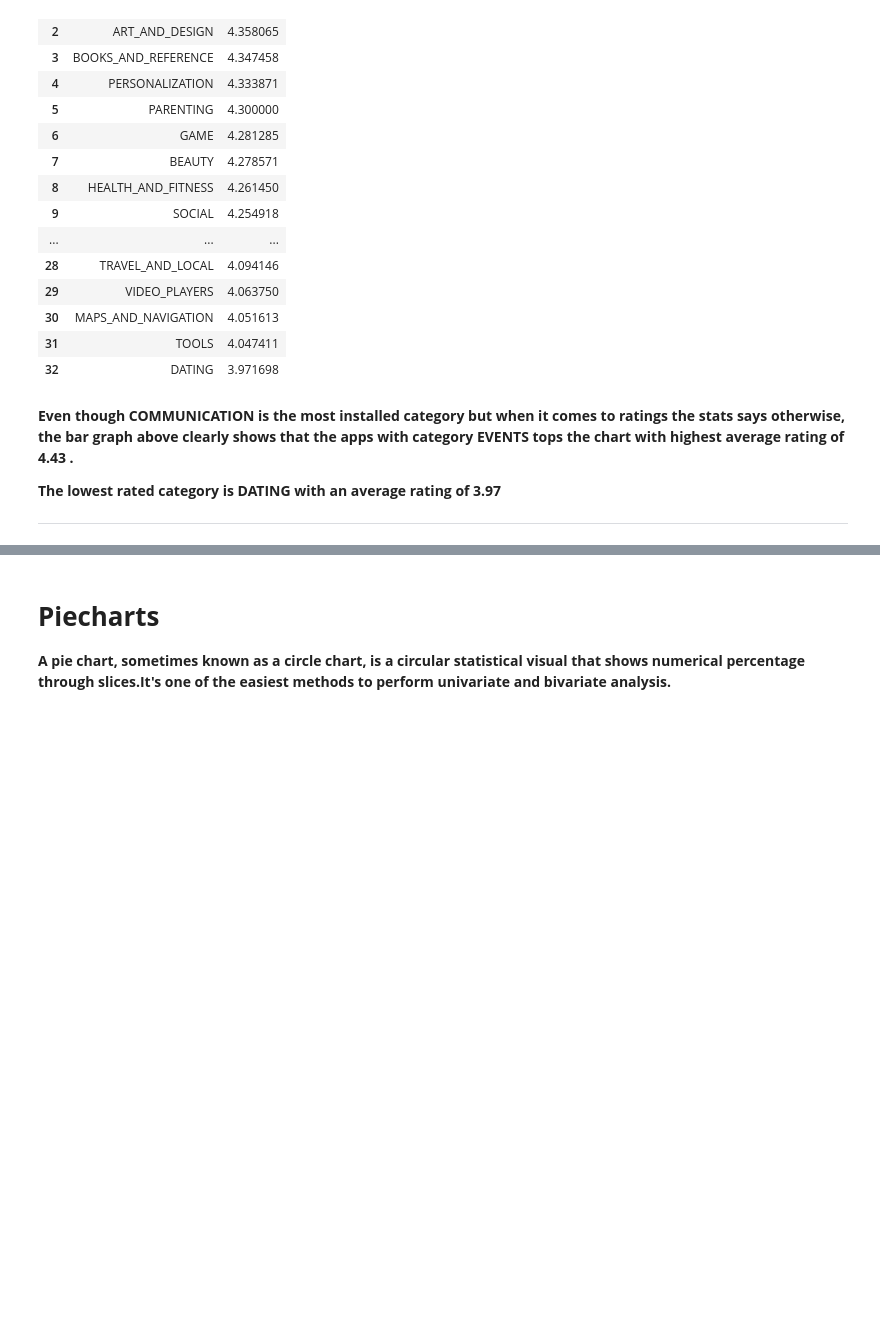
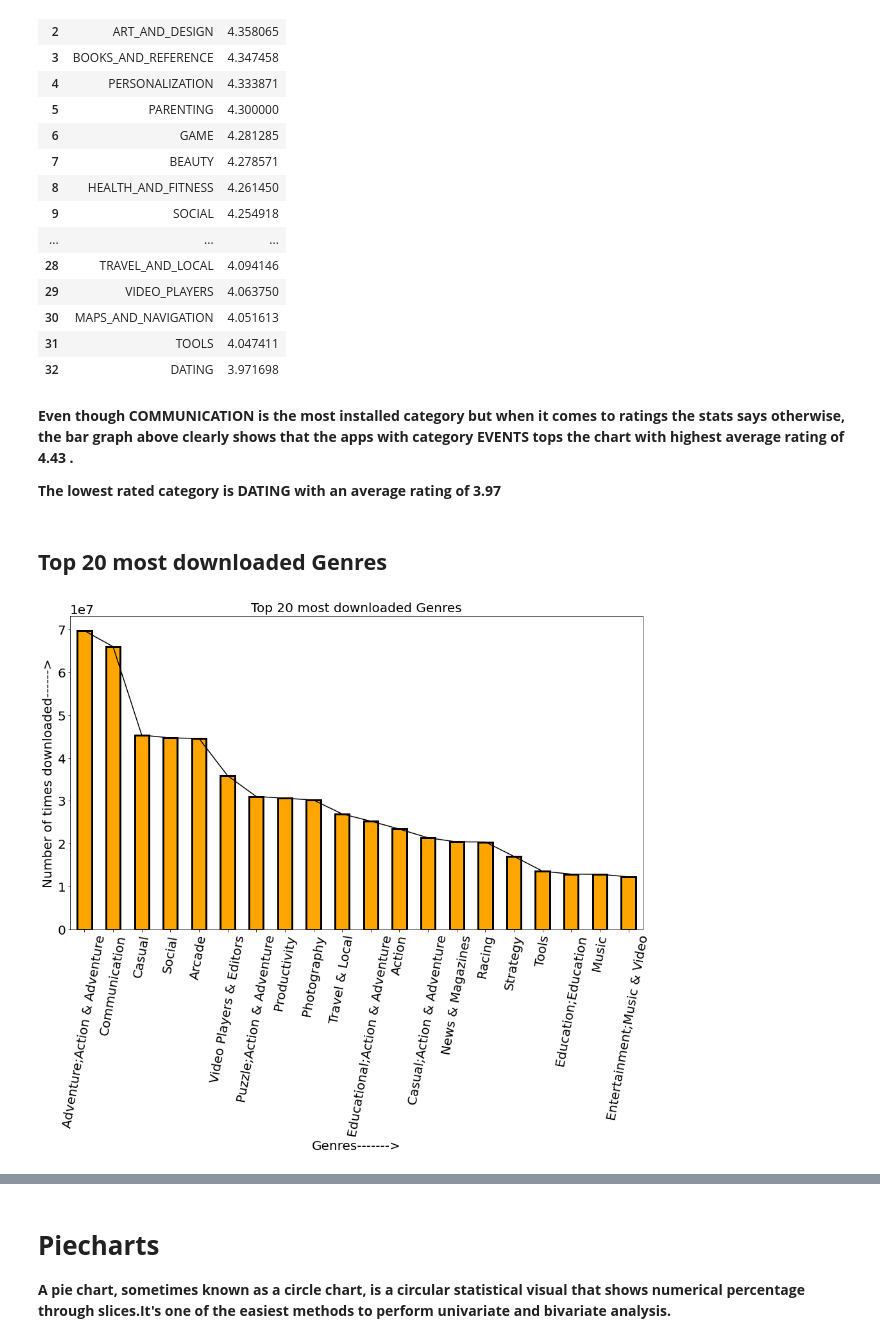
Before and after one commit to amol004/Google-Play-Store-EDA, a Jupyter notebook: Capstone_project_Google_play_store_review_analysis_(EDA)_Notebook_{Amol_Thakur}.ipynb, the cells around one changed output, grey strips where cells are left out. Saved outputs shown, nothing was run; the diff lists cells and outputs as text; code cells hidden in the pictures; blank space fills up the shorter version.

```diff
--- a/Capstone_project_Google_play_store_review_analysis_(EDA)_Notebook_{Amol_Thakur}.ipynb
+++ b/Capstone_project_Google_play_store_review_analysis_(EDA)_Notebook_{Amol_Thakur}.ipynb
@@ -648,7 +693,18 @@ hh.sort_values(ascending=False).reset_index()
 **Even though COMMUNICATION is the most installed category but when it comes to ratings the stats says otherwise, the bar graph above clearly shows that the apps with category EVENTS tops the chart with highest average rating of 4.43 .**
 
 **The lowest rated category is DATING with an average rating of 3.97**
-
-
-
----
+# %% [markdown]
+## **Top 20 most downloaded Genres**
+# %%
+# Most commonly downloaded top 20 Genres
+plt.rcParams['figure.figsize'] = (16,9) # figure size
+# performing bivariate analysis using groupby to find out max mean installs for each genre
+kk=play_df.groupby('Genres')['Installs'].mean().sort_values(ascending=False).head(20)
+kk.plot(color='black') # line color
+kk.plot(kind='bar',color=['orange'],linewidth=3,edgecolor='black') # plottting barplot using matplotlib
+plt.title('Top 20 most downloaded Genres',fontsize=20) # title
+plt.xlabel('Genres------->',fontsize=20) # x axis label
+plt.ylabel('Number of times downloaded------>',fontsize=20) # y axis label
+plt.xticks(rotation=80); # x axis labels rotation
+# %% [output]
+[figure, added]
```
Also changed, not shown: parts of 22 cells of this notebook.
